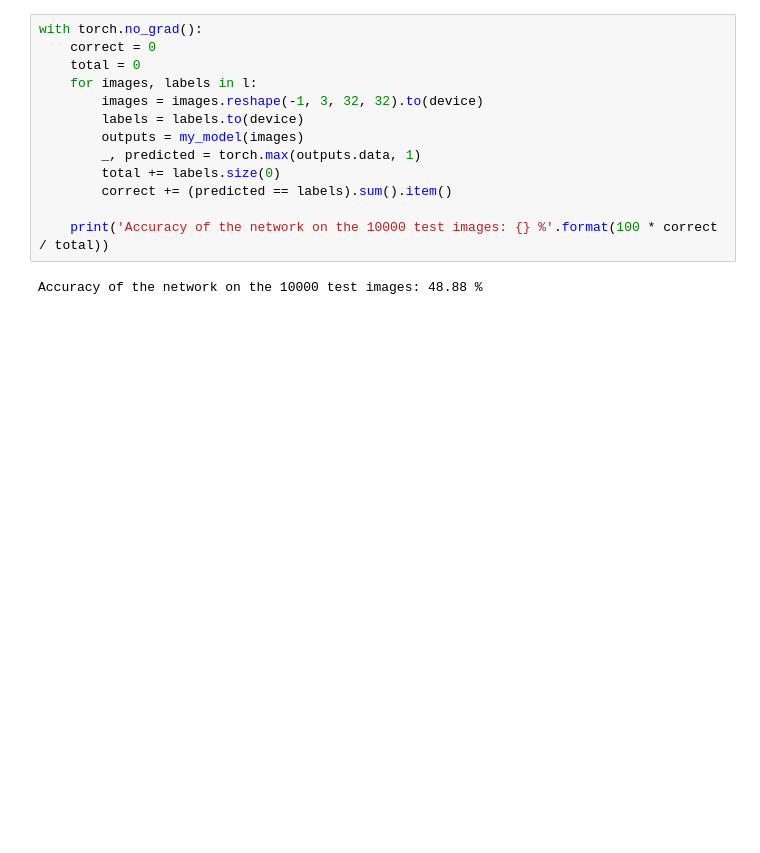
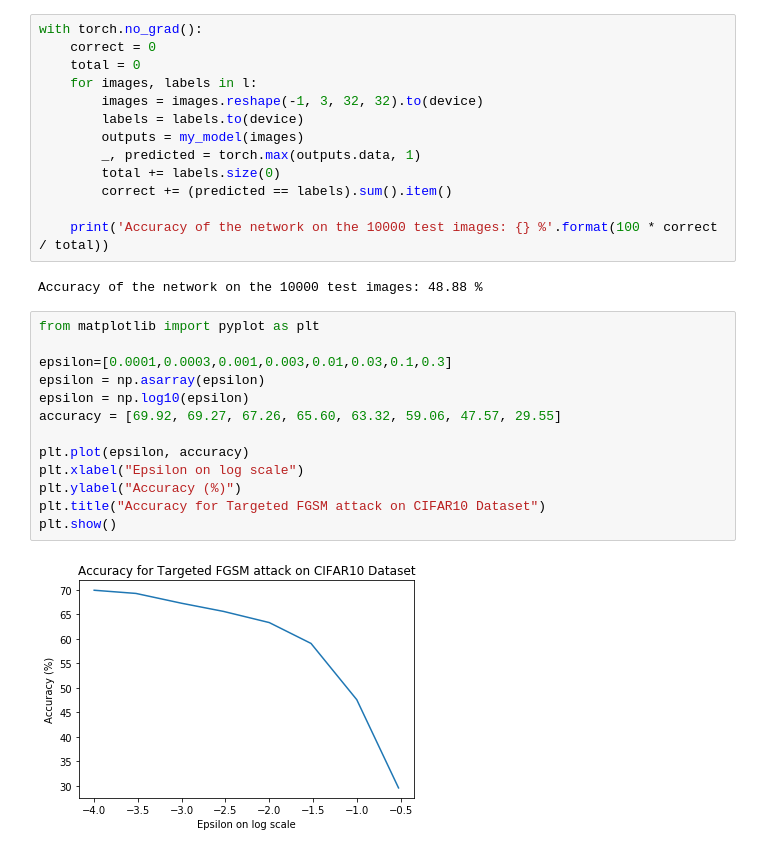
Before and after one commit to bhattg/Defense-against-adversarial-arts, a Jupyter notebook: FGSM_CIFAR.ipynb, the cells around one changed output. Saved outputs shown, nothing was run; the diff lists cells and outputs as text; blank space fills up the shorter version.

```diff
--- a/FGSM_CIFAR.ipynb
+++ b/FGSM_CIFAR.ipynb
@@ -279,3 +311,18 @@ with torch.no_grad():
     print('Accuracy of the network on the 10000 test images: {} %'.format(100 * correct / total))
 # %% [output]
 Accuracy of the network on the 10000 test images: 48.88 %
+# %%
+from matplotlib import pyplot as plt
+
+epsilon=[0.0001,0.0003,0.001,0.003,0.01,0.03,0.1,0.3]
+epsilon = np.asarray(epsilon)
+epsilon = np.log10(epsilon)
+accuracy = [69.92, 69.27, 67.26, 65.60, 63.32, 59.06, 47.57, 29.55]
+
+plt.plot(epsilon, accuracy)
+plt.xlabel("Epsilon on log scale")
+plt.ylabel("Accuracy (%)")
+plt.title("Accuracy for Targeted FGSM attack on CIFAR10 Dataset")
+plt.show()
+# %% [output]
+[figure, added]
```
Also changed, not shown: parts of 9 cells of this notebook.
